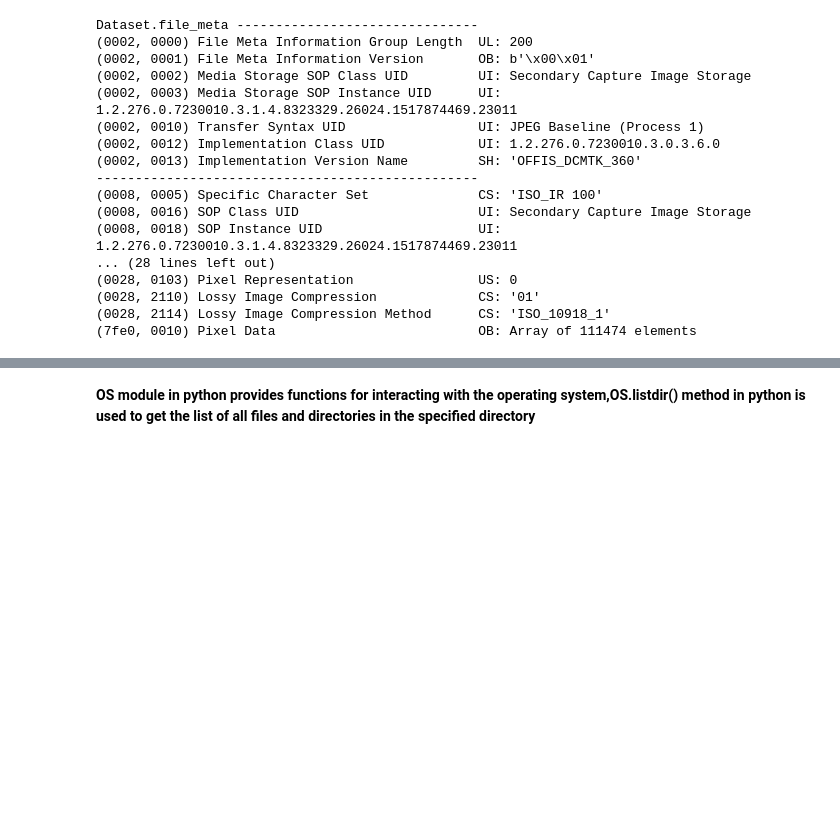
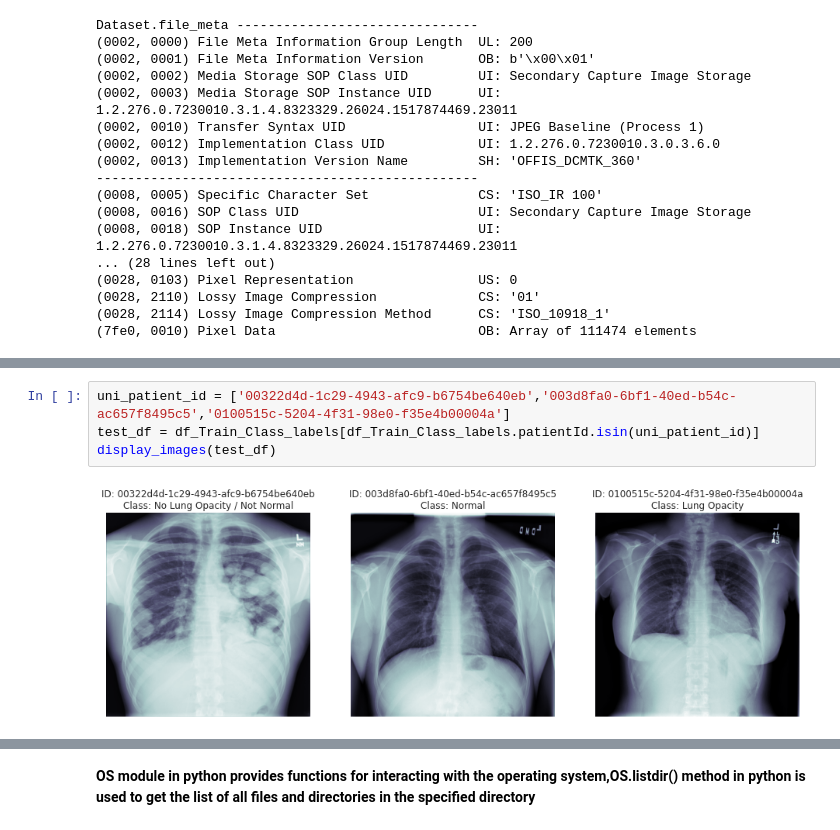
Before and after one commit to arvindhvasu/GL_Pneumonia_Detection, a Jupyter notebook: 09-june-2020.ipynb, the cells around one changed output, grey strips where cells are left out. Drawn from its saved outputs; the diff is of its cells as text; blank space fills up the shorter version.

```diff
--- a/09-june-2020.ipynb
+++ b/09-june-2020.ipynb
@@ -468,0 +540,6 @@ Dataset.file_meta -------------------------------
+# %%
+uni_patient_id = ['00322d4d-1c29-4943-afc9-b6754be640eb','003d8fa0-6bf1-40ed-b54c-ac657f8495c5','0100515c-5204-4f31-98e0-f35e4b00004a']
+test_df = df_Train_Class_labels[df_Train_Class_labels.patientId.isin(uni_patient_id)]
+display_images(test_df)
+# %% [output]
+[figure, added]
```
Also changed, not shown: parts of 4 cells of this notebook.
